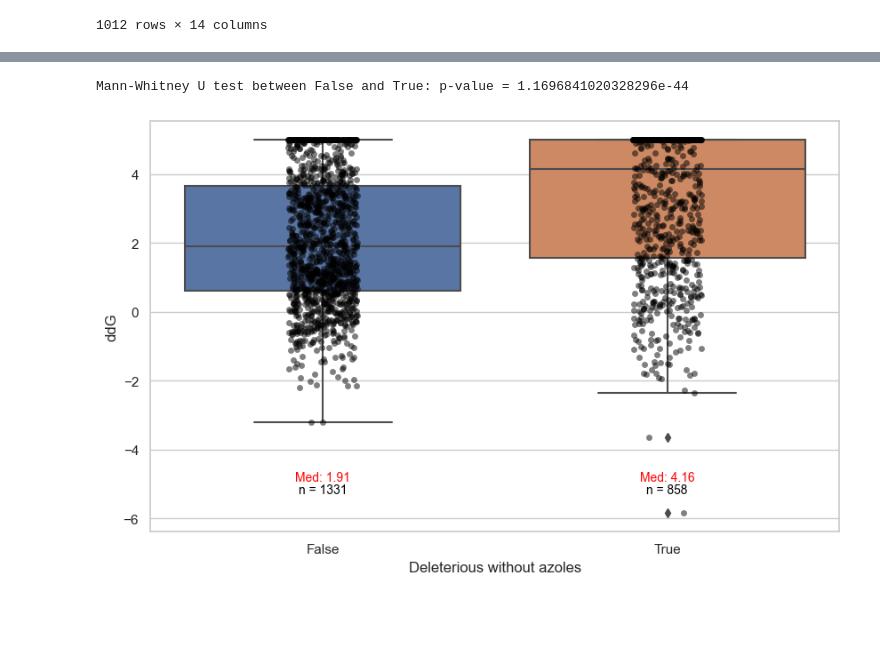
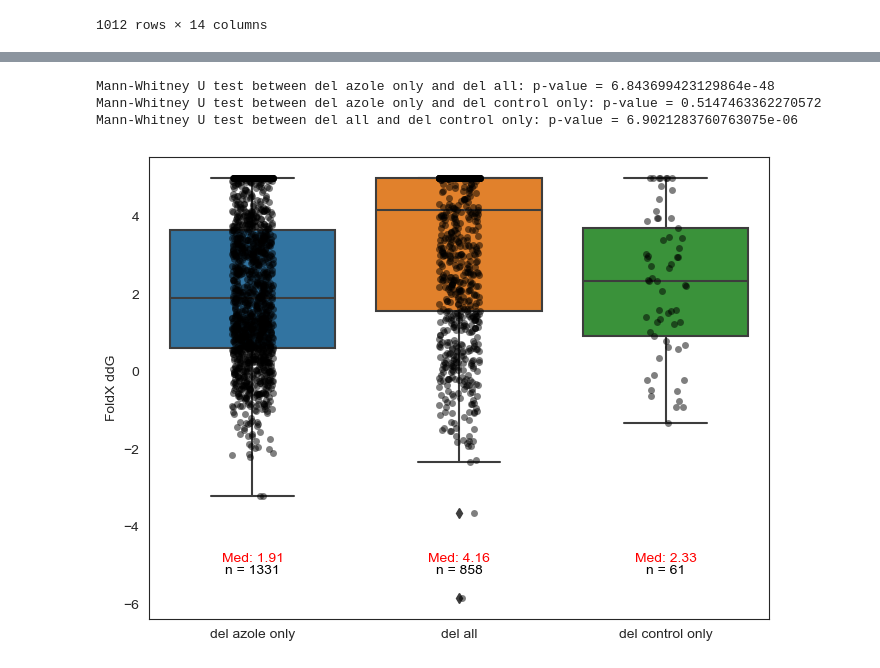
Before and after one commit to Landrylab/Bedard_et_al_2024, a Jupyter notebook: FoldX and GEMME/foldx_vs_DMS_CB_2023-10-28.ipynb, the cells around one changed output, grey strips where cells are left out. Saved outputs shown, nothing was run; the diff lists cells and outputs as text; code cells hidden in the pictures; blank space fills up the shorter version.

```diff
--- a/FoldX and GEMME/foldx_vs_DMS_CB_2023-10-28.ipynb
+++ b/FoldX and GEMME/foldx_vs_DMS_CB_2023-10-28.ipynb
@@ -53,3 +53,14 @@ df_dms = df_dms[df_dms["aa"]!=df_dms["aa_WT"]].reset_index()
 df_foldx['variant'] = df_foldx['position'].astype(str) + df_foldx['aa']
 df_foldx['name'] = df_foldx['position'].astype(str) + df_foldx['aa'] + "_"+ df_foldx['Antifungal']
 df_dms['name'] = df_dms['variant'] + "_"+ df_dms['Antifungal']
+# %%
+#list taken from the Catalog_Erg11_mutations_impact_CB_2023-12-06 notebook
+del_control_only_list = ['105K', '106I', '134V', '140A', '140D', '140F', '140G', '140H', '140K', '140N', '140Q', '140R',
+                         '140S', '140Y', '143A', '143E', '143Q', '143S', '143T', '143V', '201P', '225A', '225G', '225Q',
+                         '225S', '230I', '276N', '276P', '298N', '298Q', '302S', '304G', '306F', '306Y', '314I', '374V',
+                         '376F', '405P', '405V', '405Y', '446P', '446R', '446Y', '447A', '447K', '447Q', '448K', '448R',
+                         '449R', '450R', '450S', '450Y', '452K', '461T', '471N', '509I', '509L', '511A', '511F', '511N', '511S']
+
+# Use the isin() function to filter rows
+del_control_only_df = df_foldx[df_foldx['variant'].isin(del_control_only_list)]
+del_control_only_df
@@ -85,6 +114,8 @@ none_df_del
 
 #foldx data on the df with deleterious variants for all azoles
 merged_df_del_all = df_del.merge(df_foldx, on='variant', how='inner', suffixes=('_dms', '_foldx'))
+
+
 
 #foldx data on the df with deleterious variants in none
 merged_df_del_none = none_df_del.merge(df_foldx, on='variant', how='inner', suffixes=('_dms', '_foldx'))
@@ -94,3 +125,9 @@ merged_df = df_dms.merge(df_foldx, on='name', how='inner', suffixes=('_dms', '_f
 
 #add a column
 merged_df_del_all['Deleterious without azoles'] = merged_df_del_all['variant'].isin(merged_df_del_none['variant'])
+
+merged_df_del_all = pd.concat([merged_df_del_all, del_control_only_df], ignore_index=True)
+
+merged_df_del_all['Deleterious without azoles'] = merged_df_del_all['Deleterious without azoles'].fillna('del control only')
+merged_df_del_all.loc[merged_df_del_all['Deleterious without azoles'] == False, 'Deleterious without azoles'] = 'del azole only'
+merged_df_del_all.loc[merged_df_del_all['Deleterious without azoles'] == True, 'Deleterious without azoles'] = 'del all'
@@ -113,13 +186,14 @@ merged_df_del_all
 # %%
 from scipy.stats import mannwhitneyu
+sns.set_style("white")
 
 # Assuming merged_df_del_all is your DataFrame
 # Replace 'Deleterious without azoles', 'ddG', and 5 with the actual column names and threshold in your DataFrame
-sns.set(style="whitegrid")
-plt.figure(figsize=(10, 6))
+
+plt.figure(figsize=(8,6))
 
 merged_df_del = merged_df_del_all
-merged_df_del['ddG'] = np.where(merged_df_del['ddG'] > 5, 5, merged_df_del['ddG'])
+merged_df_del['ddG_5'] = np.where(merged_df_del['ddG'] > 5, 5, merged_df_del['ddG'])
 
 # Get the order of categories based on counts
 sorted_categories = merged_df_del['Deleterious without azoles'].value_counts().index
@@ -131,37 +205,43 @@ merged_df_del['Deleterious without azoles'] = pd.Categorical(merged_df_del['Dele
 merged_df_del = merged_df_del.sort_values(by='Deleterious without azoles')
 
 # Create the boxplot
-ax = sns.boxplot(x="Deleterious without azoles", y="ddG", data=merged_df_del)
+ax = sns.boxplot(x="Deleterious without azoles", y="ddG_5", data=merged_df_del)
 
 # Add points on the boxplot
-sns.stripplot(x="Deleterious without azoles", y="ddG", data=merged_df_del, order=sorted_categories, color='black', jitter=True, alpha=0.5)
+sns.stripplot(x="Deleterious without azoles", y="ddG_5", data=merged_df_del,  color='black', jitter=True, alpha=0.5)
 
 # Get medians and counts in the sorted order
 medians = merged_df_del.groupby(['Deleterious without azoles'])["ddG"].median().values
 nobs = merged_df_del.groupby(['Deleterious without azoles']).size().values
 nobs = [str(x) for x in nobs.tolist()]
 nobs = ["n = " + i for i in nobs]
 
+plt.ylabel("FoldX ddG", fontsize=10)
+plt.xlabel("", fontsize=12)
 # Add annotations
 fixed_y = -5
 for tick, category in enumerate(sorted_categories):
     ax.text(tick, fixed_y, nobs[tick], color='black', ha='center', va='top', fontsize=10)
     ax.text(tick, fixed_y, f'Med: {medians[tick]:.2f}', color='red', ha='center', va='bottom', fontsize=10)
 
 # Statistical tests
 for i in range(len(sorted_categories) - 1):
     for j in range(i + 1, len(sorted_categories)):
         category1 = sorted_categories[i]
         category2 = sorted_categories[j]
 
         group1 = merged_df_del[merged_df_del['Deleterious without azoles'] == category1]['ddG']
         group2 = merged_df_del[merged_df_del['Deleterious without azoles'] == category2]['ddG']
 
         _, p_value = mannwhitneyu(group1, group2)
 
         print(f"Mann-Whitney U test between {category1} and {category2}: p-value = {p_value}")
 
-plt.show()
+plt.rcParams['svg.fonttype'] = 'none'
+plt.savefig('correl_foldx_dms_caerg11_deleterious mut.svg', format='svg', dpi=300)
+plt.savefig('correl_foldx_dms_caerg11_deleterious mut.png', format='png', dpi=300)
 # %% [output]
-Mann-Whitney U test between False and True: p-value = 1.1696841020328296e-44
+Mann-Whitney U test between del azole only and del all: p-value = 6.843699423129864e-48
+Mann-Whitney U test between del azole only and del control only: p-value = 0.5147463362270572
+Mann-Whitney U test between del all and del control only: p-value = 6.9021283760763075e-06
-[figure, old version]
+[figure, new version]
```
Also changed, not shown: parts of 9 cells of this notebook, 1 other file.
